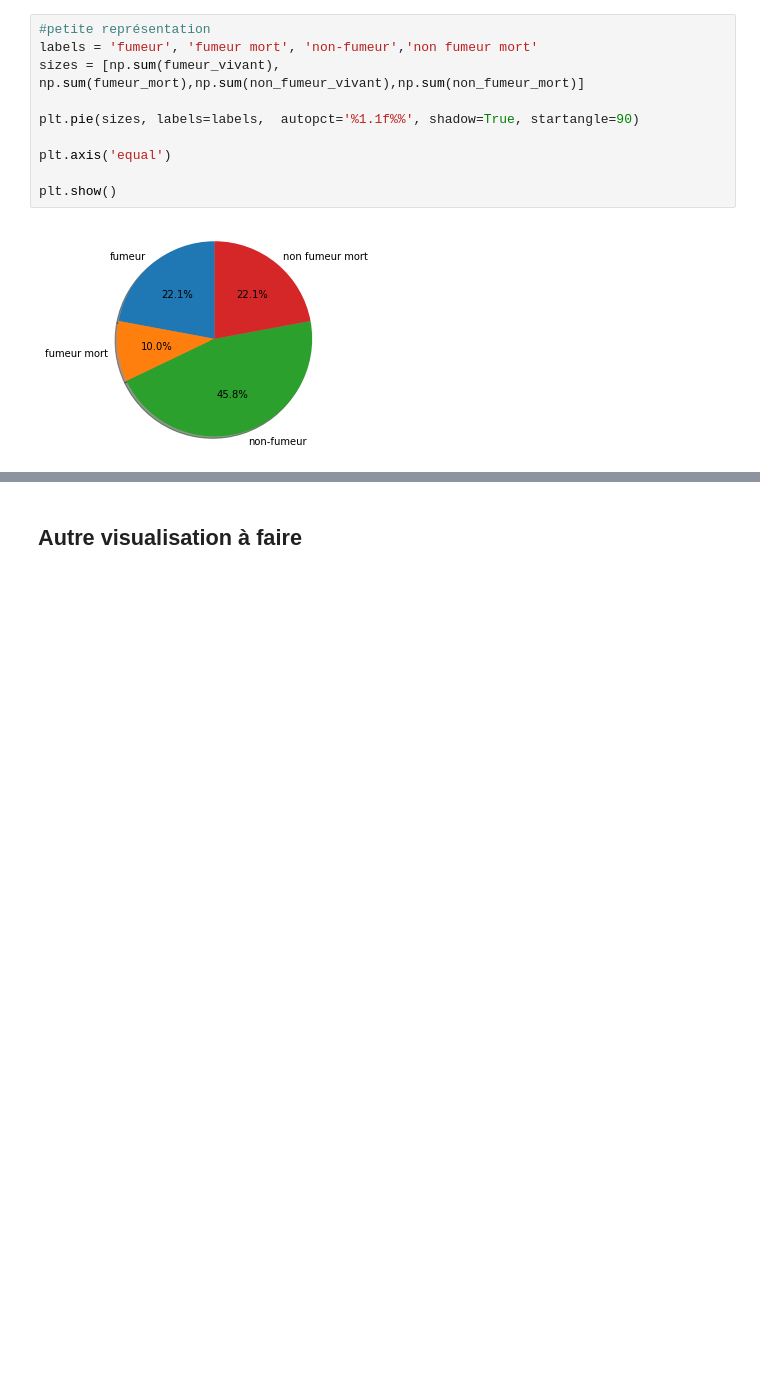
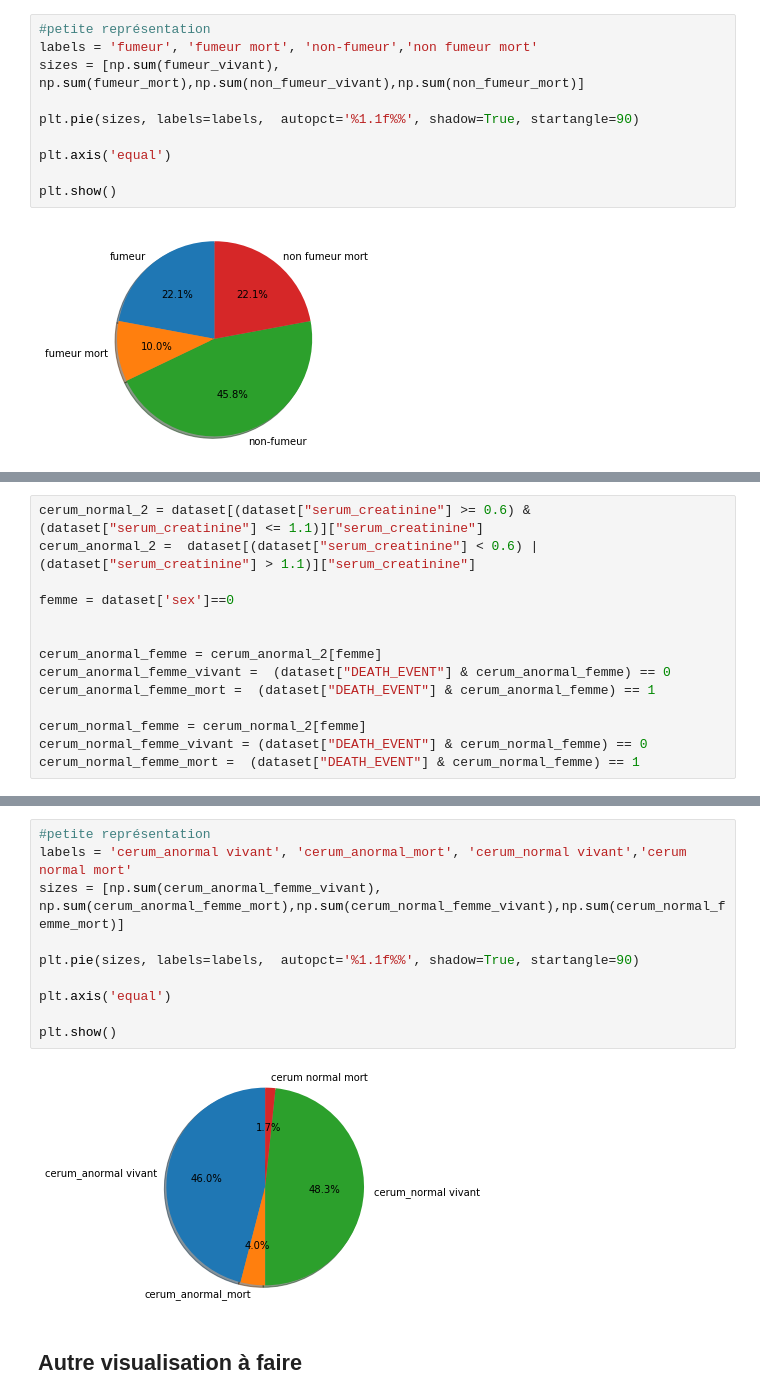
Before and after one commit to ragnvr/IAS_heart_failure, a Jupyter notebook: heart_failure.ipynb, the cells around one changed output, grey strips where cells are left out. Saved outputs shown, nothing was run; the diff lists cells and outputs as text; blank space fills up the shorter version.

```diff
--- a/heart_failure.ipynb
+++ b/heart_failure.ipynb
@@ -337,0 +427,14 @@ non_fumeur_vivant = dataset['DEATH_EVENT'][fumeur_false] == 0
+# %%
+cerum_normal_2 = dataset[(dataset["serum_creatinine"] >= 0.6) & (dataset["serum_creatinine"] <= 1.1)]["serum_creatinine"]
+cerum_anormal_2 =  dataset[(dataset["serum_creatinine"] < 0.6) | (dataset["serum_creatinine"] > 1.1)]["serum_creatinine"]
+
+femme = dataset['sex']==0
+
+
+cerum_anormal_femme = cerum_anormal_2[femme]
+cerum_anormal_femme_vivant =  (dataset["DEATH_EVENT"] & cerum_anormal_femme) == 0
+cerum_anormal_femme_mort =  (dataset["DEATH_EVENT"] & cerum_anormal_femme) == 1
+
+cerum_normal_femme = cerum_normal_2[femme]
+cerum_normal_femme_vivant = (dataset["DEATH_EVENT"] & cerum_normal_femme) == 0
+cerum_normal_femme_mort =  (dataset["DEATH_EVENT"] & cerum_normal_femme) == 1
@@ -338,3 +449,15 @@ non_fumeur_vivant = dataset['DEATH_EVENT'][fumeur_false] == 0
+# %%
+#petite représentation
+labels = 'cerum_anormal vivant', 'cerum_anormal_mort', 'cerum_normal vivant','cerum normal mort'
+sizes = [np.sum(cerum_anormal_femme_vivant), np.sum(cerum_anormal_femme_mort),np.sum(cerum_normal_femme_vivant),np.sum(cerum_normal_femme_mort)]
+
+plt.pie(sizes, labels=labels,  autopct='%1.1f%%', shadow=True, startangle=90)
+
+plt.axis('equal')
+
+plt.show()
+# %% [output]
+[figure, added]
 # %% [markdown]
 <h2>Autre visualisation à faire </h2>
 # %%
```
Also changed, not shown: parts of 27 cells of this notebook.
